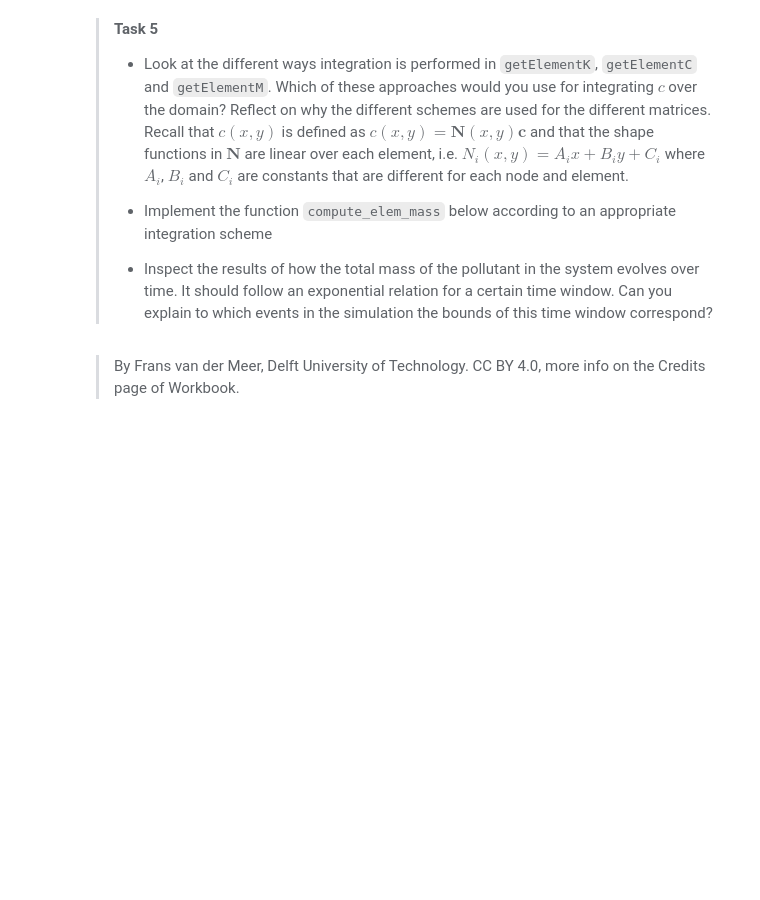
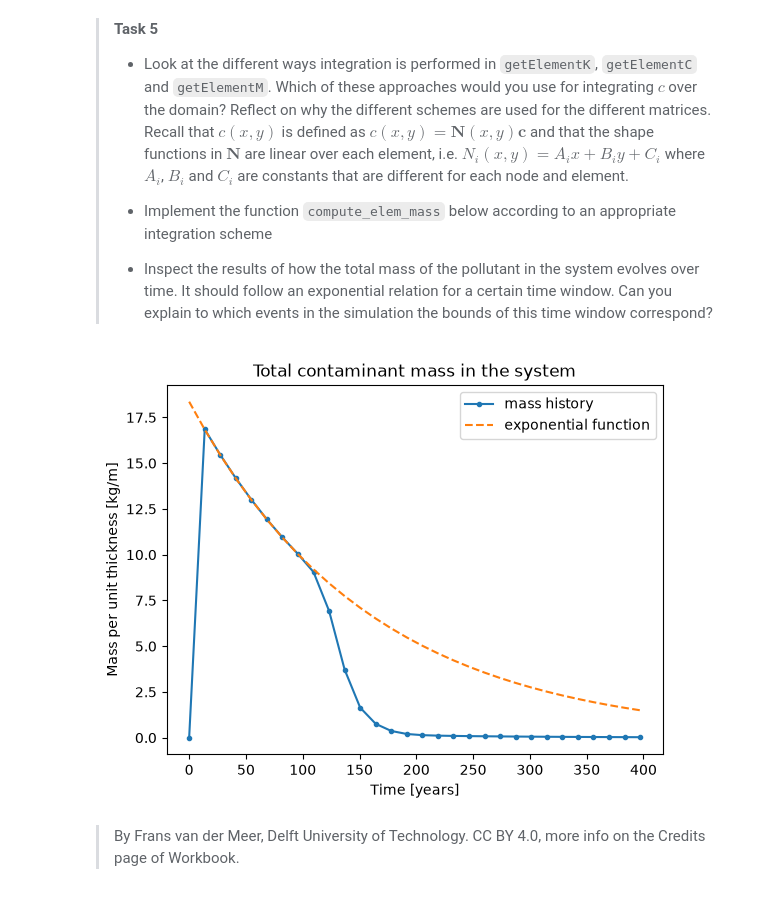
Before and after one commit to mzon64/GA_2.2, a Jupyter notebook: contamination.ipynb, the cells around one changed output. Drawn from its saved outputs; the diff is of its cells as text; code cells hidden in the pictures; blank space fills up the shorter version.

```diff
--- a/contamination.ipynb
+++ b/contamination.ipynb
@@ -360,7 +382,14 @@ In the function, there are routines for integration of stiffness matrices. Diffe
 # inputs: node coordinates (n1, n2, n3) concentration vector at those nodes (element_c)
 # output: mass integrated over the element
 def compute_elem_mass(n1, n2, n3, element_c):
-    # YOUR CODE HERE
+
+    # Calculate the area of the triangular element
+    element_area = get_area(n1, n2, n3)
+
+    # Integrate the linear concentration field using
+    # one integration point at the centroid
+    element_mass = element_area * (element_c[0] + element_c[1] + element_c[2]) / 3
+
     return element_mass
 
 # function to compute the total mass in the system for given concentration vector
@@ -368,32 +397,34 @@ def compute_total_mass(concentration, connectivity, nodes):
     mass = 0
     for elnodes in connectivity:
         mass += compute_elem_mass(nodes[elnodes[0]], nodes[elnodes[1]], nodes[elnodes[2]], concentration[elnodes])
     return mass
 
 # function to compute the total mass in the system over time
 def compute_mass_evolution(concentrations, connectivity, nodes):
     total_mass = []
     i = 0
     for concentration in concentrations:
         total_mass.append ( compute_total_mass( concentration, connectivity, nodes) )
         i+=1
     return total_mass
 
 skip = 100
 dt_days = 50
 ts = dt_days / 365.25 * np.arange(0,len(concentrations))
 ts_jump = ts[0:-1:skip]
 mass_history = compute_mass_evolution(concentrations[0:-1:skip], connectivity, nodes)
 
 qtotal = 5000 * 24 * 60 * 60 * 2e-9 * 40.7 / 2
 exponential = qtotal*np.exp(-2e-10*(ts_jump*24*60*60*365.25-2500*24*60*60))
 
 plt.plot(ts_jump, mass_history, '.-', label='mass history')
 plt.plot(ts_jump, exponential, '--', label='exponential function')
 plt.ylabel('Mass per unit thickness [kg/m]')
 plt.xlabel('Time [years]')
 plt.title('Total contaminant mass in the system')
 plt.legend()
 plt.show()
+# %% [output]
+[figure, added]
 # %% [markdown]
 > By Frans van der Meer, Delft University of Technology. CC BY 4.0, more info on the Credits page of Workbook.
```
Also changed, not shown: parts of 3 cells of this notebook.
